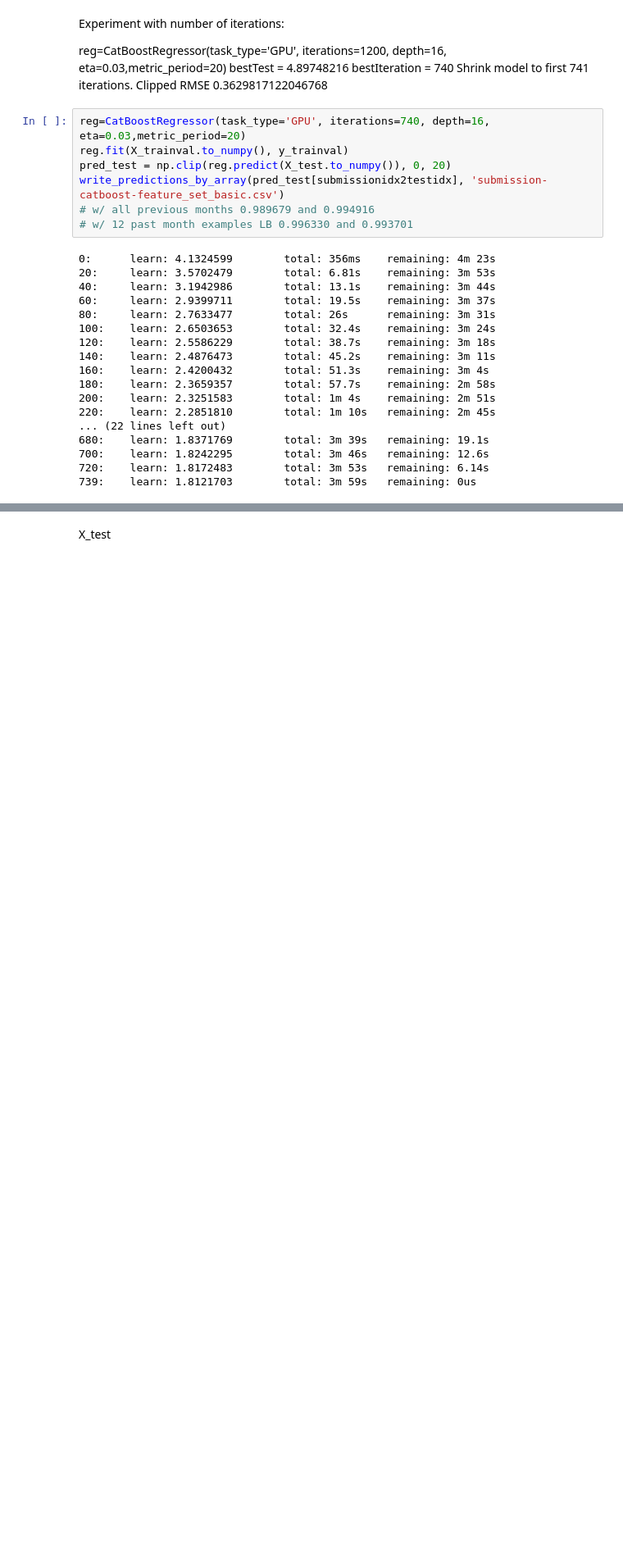
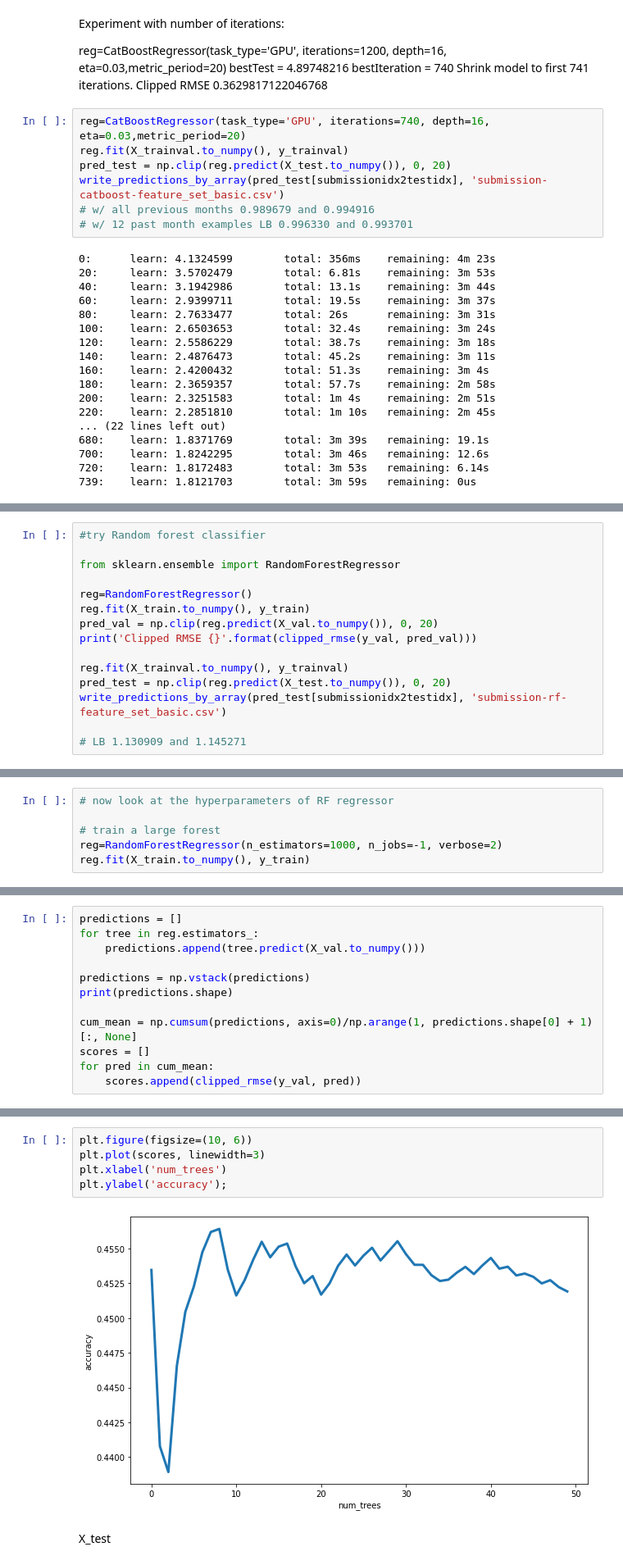
Before and after one commit to vvivvi/kaggle-c1, a Jupyter notebook: Kaggle_hyperparameter_tuning.ipynb, the cells around one changed output, grey strips where cells are left out. Shown: that part at 82% size. Saved outputs shown, nothing was run; the diff lists cells and outputs as text; blank space fills up the shorter version.

```diff
--- a/Kaggle_hyperparameter_tuning.ipynb
+++ b/Kaggle_hyperparameter_tuning.ipynb
@@ -358,0 +630,15 @@ write_predictions_by_array(pred_test[submissionidx2testidx], 'submission-catboos
+# %%
+#try Random forest classifier
+
+from sklearn.ensemble import RandomForestRegressor
+
+reg=RandomForestRegressor()
+reg.fit(X_train.to_numpy(), y_train)
+pred_val = np.clip(reg.predict(X_val.to_numpy()), 0, 20)
+print('Clipped RMSE {}'.format(clipped_rmse(y_val, pred_val)))
+
+reg.fit(X_trainval.to_numpy(), y_trainval)
+pred_test = np.clip(reg.predict(X_test.to_numpy()), 0, 20)
+write_predictions_by_array(pred_test[submissionidx2testidx], 'submission-rf-feature_set_basic.csv')
+
+# LB 1.130909 and 1.145271
@@ -358,0 +647,6 @@ write_predictions_by_array(pred_test[submissionidx2testidx], 'submission-catboos
+# %%
+# now look at the hyperparameters of RF regressor
+
+# train a large forest
+reg=RandomForestRegressor(n_estimators=1000, n_jobs=-1, verbose=2)
+reg.fit(X_train.to_numpy(), y_train)
@@ -358,0 +694,12 @@ write_predictions_by_array(pred_test[submissionidx2testidx], 'submission-catboos
+# %%
+predictions = []
+for tree in reg.estimators_:
+    predictions.append(tree.predict(X_val.to_numpy()))
+
+predictions = np.vstack(predictions)
+print(predictions.shape)
+
+cum_mean = np.cumsum(predictions, axis=0)/np.arange(1, predictions.shape[0] + 1)[:, None]
+scores = []
+for pred in cum_mean:
+    scores.append(clipped_rmse(y_val, pred))
@@ -359,3 +708,10 @@ write_predictions_by_array(pred_test[submissionidx2testidx], 'submission-catboos
+# %%
+plt.figure(figsize=(10, 6))
+plt.plot(scores, linewidth=3)
+plt.xlabel('num_trees')
+plt.ylabel('accuracy');
+# %% [output]
+[figure, added]
 # %% [markdown]
 X_test
 # %%
```
Also changed, not shown: parts of 22 cells of this notebook, 2 other files.
